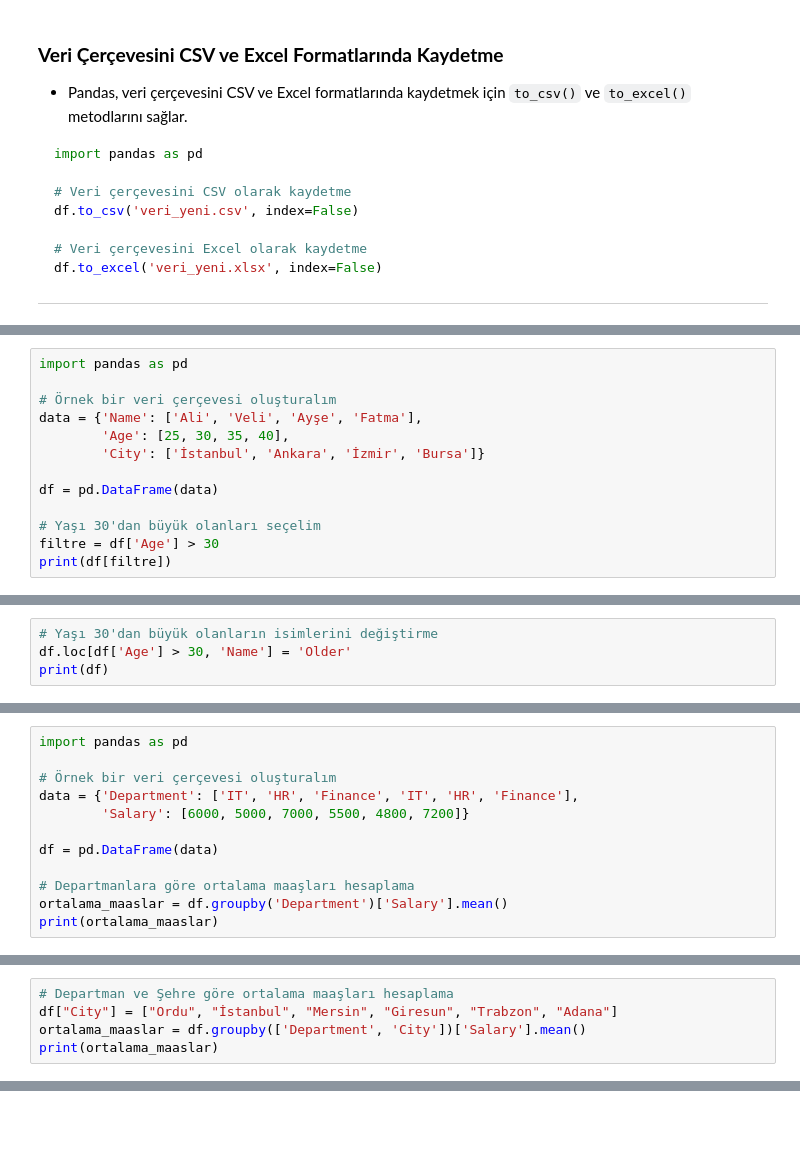
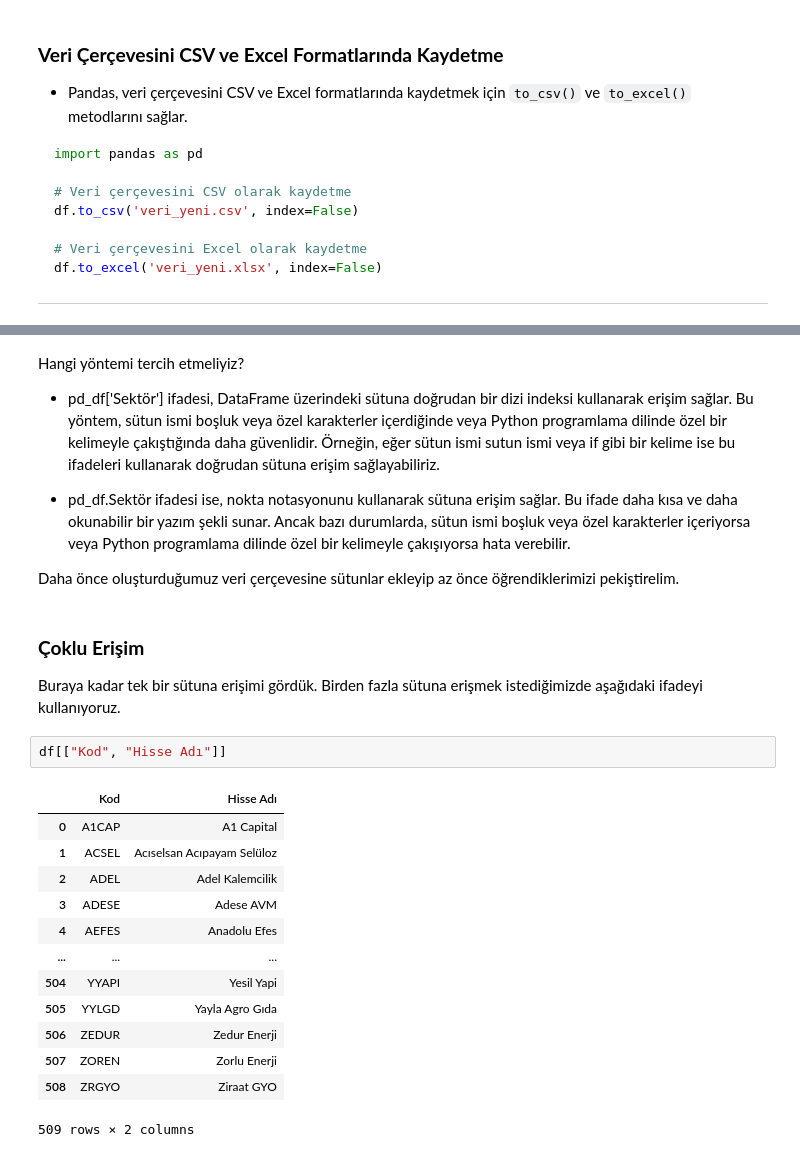
Before and after one commit to YusufAltuntas/pandas-tutorial, a Jupyter notebook: pandas-tutorial.ipynb, the cells around one changed output, grey strips where cells are left out. Drawn from its saved outputs; the diff is of its cells as text; blank space fills up the shorter version.

```diff
--- a/pandas-tutorial.ipynb
+++ b/pandas-tutorial.ipynb
@@ -539,13 +467,0 @@ Pandas, koşullu ifadeler kullanarak veriyi filtreleme yeteneği sağlar. Bu, be
-# %%
-import pandas as pd
-
-# Örnek bir veri çerçevesi oluşturalım
-data = {'Name': ['Ali', 'Veli', 'Ayşe', 'Fatma'],
-        'Age': [25, 30, 35, 40],
-        'City': ['İstanbul', 'Ankara', 'İzmir', 'Bursa']}
-
-df = pd.DataFrame(data)
-
-# Yaşı 30'dan büyük olanları seçelim
-filtre = df['Age'] > 30
-print(df[filtre])
@@ -597,4 +467,0 @@ Pandas, belirli koşulları sağlayan hücreleri seçmek ve bu hücrelerin değe
-# %%
-# Yaşı 30'dan büyük olanların isimlerini değiştirme
-df.loc[df['Age'] > 30, 'Name'] = 'Older'
-print(df)
@@ -617,12 +467,0 @@ Veri analizinde sıklıkla kullanılan bir diğer önemli işlem, veriyi belirli
-# %%
-import pandas as pd
-
-# Örnek bir veri çerçevesi oluşturalım
-data = {'Department': ['IT', 'HR', 'Finance', 'IT', 'HR', 'Finance'],
-        'Salary': [6000, 5000, 7000, 5500, 4800, 7200]}
-
-df = pd.DataFrame(data)
-
-# Departmanlara göre ortalama maaşları hesaplama
-ortalama_maaslar = df.groupby('Department')['Salary'].mean()
-print(ortalama_maaslar)
@@ -677,5 +467,0 @@ df
-# %%
-# Departman ve Şehre göre ortalama maaşları hesaplama
-df["City"] = ["Ordu", "İstanbul", "Mersin", "Giresun", "Trabzon", "Adana"]
-ortalama_maaslar = df.groupby(['Department', 'City'])['Salary'].mean()
-print(ortalama_maaslar)
@@ -766,0 +595,28 @@ Bu kod parçası, `df1` ve `df2` veri çerçevelerini indekslere göre birleşti
+# %% [markdown]
+Hangi yöntemi tercih etmeliyiz?
+
+* pd_df['Sektör'] ifadesi, DataFrame üzerindeki sütuna doğrudan bir dizi indeksi kullanarak erişim sağlar. Bu yöntem, sütun ismi boşluk veya özel karakterler içerdiğinde veya Python programlama dilinde özel bir kelimeyle çakıştığında daha güvenlidir. Örneğin, eğer sütun ismi sutun ismi veya if gibi bir kelime ise bu ifadeleri kullanarak doğrudan sütuna erişim sağlayabiliriz.
+
+* pd_df.Sektör ifadesi ise, nokta notasyonunu kullanarak sütuna erişim sağlar. Bu ifade daha kısa ve daha okunabilir bir yazım şekli sunar. Ancak bazı durumlarda, sütun ismi boşluk veya özel karakterler içeriyorsa veya Python programlama dilinde özel bir kelimeyle çakışıyorsa hata verebilir.
+
+Daha önce oluşturduğumuz veri çerçevesine sütunlar ekleyip az önce öğrendiklerimizi pekiştirelim.
+# %% [markdown]
+### **Çoklu Erişim**
+
+Buraya kadar tek bir sütuna erişimi gördük. Birden fazla sütuna erişmek istediğimizde aşağıdaki ifadeyi kullanıyoruz.
+# %%
+df[["Kod", "Hisse Adı"]]
+# %% [output]
+|  | Kod | Hisse Adı |
+| 0 | A1CAP | A1 Capital |
+| 1 | ACSEL | Acıselsan Acıpayam Selüloz |
+| 2 | ADEL | Adel Kalemcilik |
+| 3 | ADESE | Adese AVM |
+| 4 | AEFES | Anadolu Efes |
+| ... | ... | ... |
+| 504 | YYAPI | Yesil Yapi |
+| 505 | YYLGD | Yayla Agro Gıda |
+| 506 | ZEDUR | Zedur Enerji |
+| 507 | ZOREN | Zorlu Enerji |
+| 508 | ZRGYO | Ziraat GYO |
+509 rows × 2 columns
```
Also changed, not shown: parts of 82 cells of this notebook.
